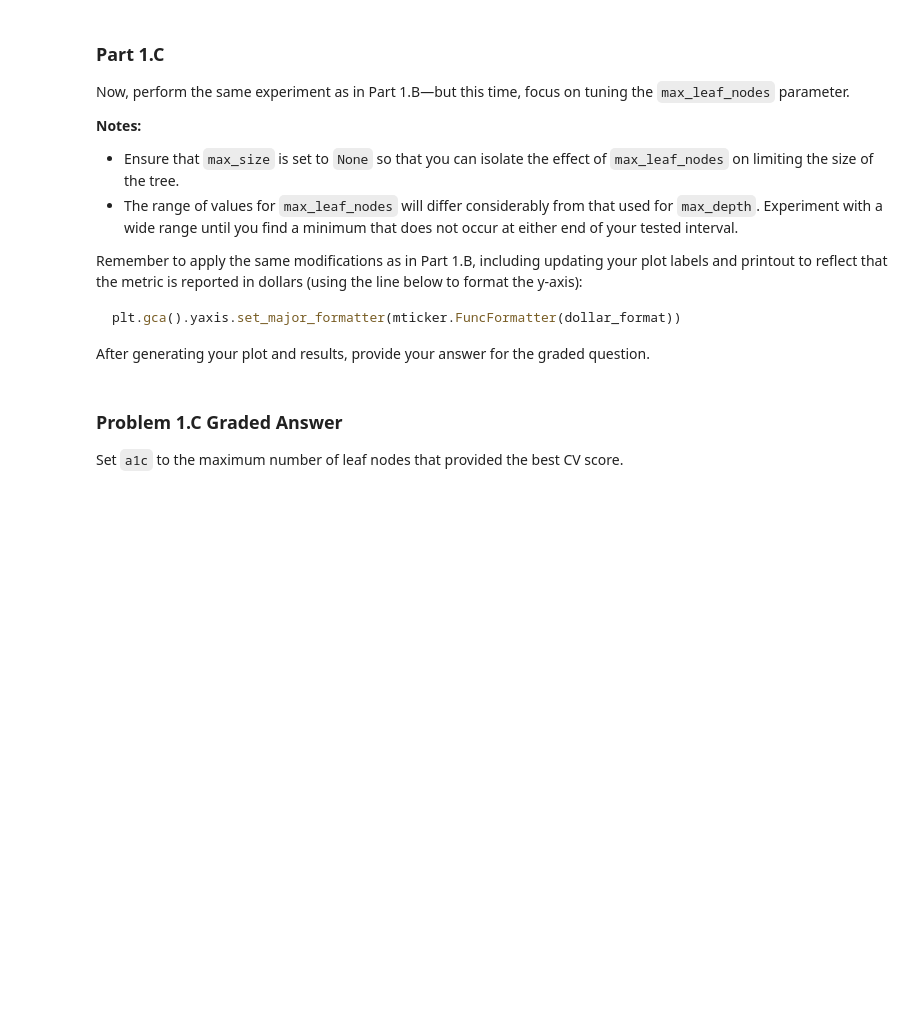
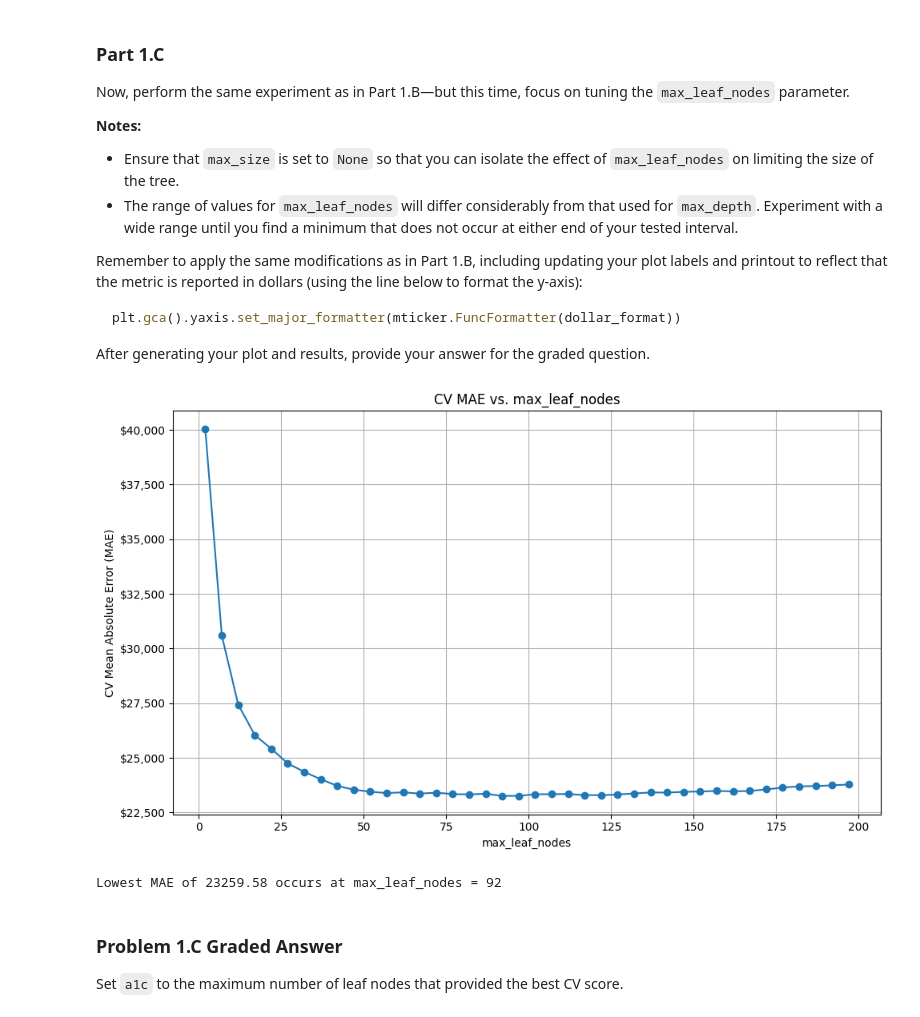
Before and after one commit to amc200092845471/Module-3-Assignments, a Jupyter notebook: Homework_06.ipynb, the cells around one changed output. Cells and saved outputs as stored; diff of their text form; code cells hidden in the pictures; blank space fills up the shorter version.

```diff
--- a/Homework_06.ipynb
+++ b/Homework_06.ipynb
@@ -285,3 +302,32 @@ parameter_list = list(range(2,16))
+# %%
+# Your code here
+
+leaf_node_range = range(2, 201, 5)
+leaf_mae_scores = []
+
+for nodes in leaf_node_range:
+    mae = run_decision_tree_regressor(X_train, y_train,
+                                      max_depth=None,
+                                      max_leaf_nodes=nodes)
+    leaf_mae_scores.append(mae)
+
+best_leaf_nodes = leaf_node_range[np.argmin(leaf_mae_scores)]
+best_leaf_mae = min(leaf_mae_scores)
+
+plt.figure(figsize=(10, 6))
+plt.plot(leaf_node_range, leaf_mae_scores, marker='o', linestyle='-')
+plt.xlabel("max_leaf_nodes")
+plt.ylabel("CV Mean Absolute Error (MAE)")
+plt.title("CV MAE vs. max_leaf_nodes")
+plt.gca().yaxis.set_major_formatter(mticker.FuncFormatter(dollar_format))
+plt.grid(True)
+plt.tight_layout()
+plt.show()
+
+print(f"Lowest MAE of {best_leaf_mae:.2f} occurs at max_leaf_nodes = {best_leaf_nodes}")
+# %% [output]
+[figure, added]
+Lowest MAE of 23259.58 occurs at max_leaf_nodes = 92
 # %% [markdown]
 ### Problem 1.C Graded Answer
 
```
Also changed, not shown: parts of 30 cells of this notebook, 2 other files.
